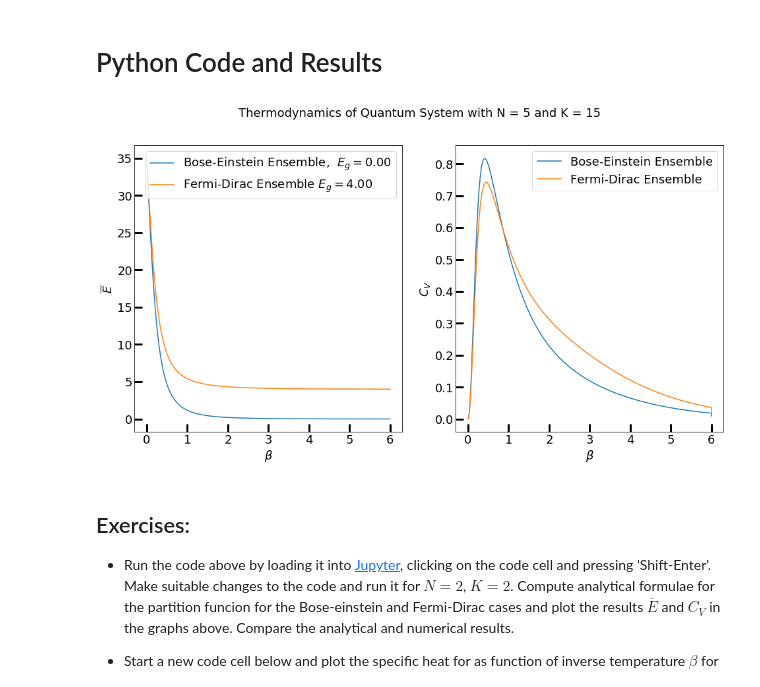
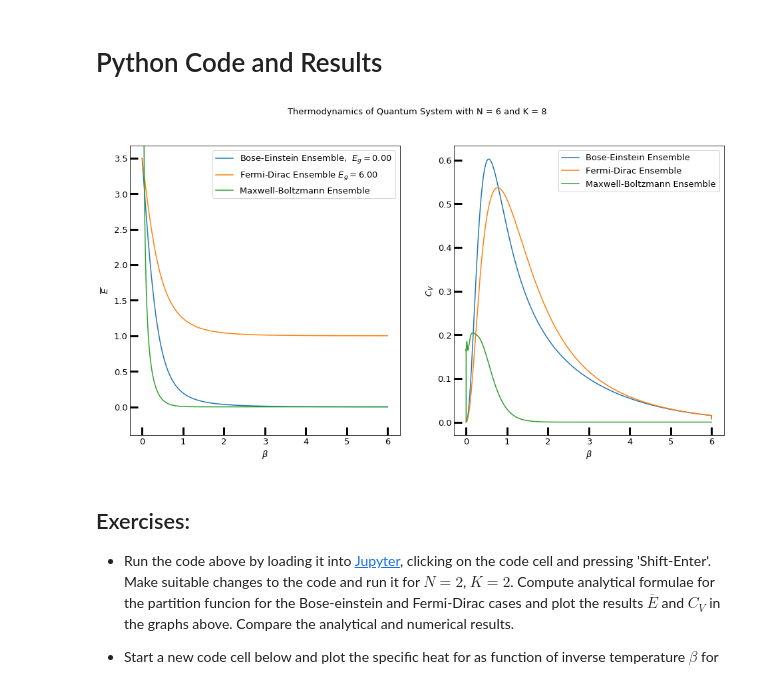
Before and after one commit to hariseldon99/StatMechCodes, a Jupyter notebook: FinSize_Therm.ipynb, the cells around one changed output. Cells and saved outputs as stored; diff of their text form; code cells hidden in the pictures.

Commit message:
added MB distribution plots to finitesize_therm

```diff
--- a/FinSize_Therm.ipynb
+++ b/FinSize_Therm.ipynb
@@ -97,26 +106,25 @@ The sample output below comes from $N=6$ particles in $K=4$ states. Notice that
 # Python Code and Results
 # %%
 import numpy as np
-from scipy.special import perm, comb
+from scipy.special import comb, factorial
 from itertools import combinations_with_replacement as cwr
 import matplotlib.pyplot as plt
 #from matplotlib import rc
 #rc('font',**{'family':'sans-serif','sans-serif':['Bitstream Vera Sans']})
 #rc('text', usetex=True)
-fs = 18
+fs = 13
 
 ##Spin of the fermions
 s = 1./2.
 g = int(2*s + 1)
 ##Number of particles
-n=5
+n=6
 ##Number of single particle energy levels
-k=15
+k=8
 ##Single particle energy levels
 sp_energies = np.arange(k)
 ##Range of inverse temperatures
 betas = np.linspace(1e-4, 6.0, 10000)
-
 
 def partitions(n, b):
     '''
@@ -134,52 +142,76 @@ def PartFn(beta, ensemble, sp_energies):
     Returns the partition function at inv temp beta for an ensemble matrix
     with given single particle energies
     '''
-    many_body_energies = np.dot(ensemble, sp_energies)
-    Z = np.sum(np.exp(-beta * many_body_energies))
+    emat = ensemble["matrix"]
+    d = ensemble["degeneracy"]
+    many_body_energies = np.dot(emat, sp_energies)
+    Z = np.sum(np.exp(-beta * d * many_body_energies))
     return Z
 
 ##This is the full Bose-Einstein ensemble
 ##Each row is a fock state
-ens_be = partitions(n,k)
+ens_bemat = partitions(n,k)
+r, c = ens_bemat.shape
+d = np.ones(r)
+ens_be = {"matrix": ens_bemat, "degeneracy":d}
 
 ##This is the full Fermi-Dirac ensemble
 ##Copy the BE ensemble into the FD ensemble and exclude rows
 ##with more than 'g' particles in a state
-ens_fd = partitions(n,k)
-ens_fd = ens_fd[np.prod(ens_fd<=g, axis=1).astype(bool)]
+ens_fdmat = partitions(n,k)
+ens_fdmat = ens_fdmat[np.prod(ens_fdmat<=g, axis=1).astype(bool)]
+r, c = ens_fdmat.shape
+d = np.ones(r)
+ens_fd = {"matrix": ens_fdmat, "degeneracy":d}
+
+##This is the full Maxwell-Boltzmann ensemble
+##Copy the BE ensemble into the MB ensemble
+ens_mbmat = partitions(n,k)
+#The degeneracy of the Maxwell-Boltzmann ensemble
+# for each state N!/prod(n_i!)
+d = factorial(n)/np.array([np.prod(factorial(row)) for row in ens_mbmat])
+ens_mb = {"matrix": ens_mbmat, "degeneracy":d}
 
 #Compute the many body ground state. This is the monimum of the many body energies
-eg_be = np.amin(np.dot(ens_be, sp_energies))
-eg_fd = np.amin(np.dot(ens_fd, sp_energies))
+eg_be = np.amin(np.dot(ens_be["matrix"], sp_energies))
+eg_fd = np.amin(np.dot(ens_fd["matrix"], sp_energies))
 
 
 zvals_be = np.array([PartFn(b, ens_be, sp_energies) for b in betas])
 energies_be = - np.gradient(np.log(zvals_be), betas)
 cv_be = -betas**2 * np.gradient(energies_be, betas)/n
 
 zvals_fd = np.array([PartFn(b, ens_fd, sp_energies) for b in betas])
 energies_fd = - np.gradient(np.log(zvals_fd), betas)
 cv_fd = -betas**2 * np.gradient(energies_fd, betas)/n
 
+zvals_mb = np.array([PartFn(b, ens_mb, sp_energies) for b in betas])
+energies_mb = - np.gradient(np.log(zvals_mb), betas)
+cv_mb = -betas**2 * np.gradient(energies_mb, betas)/n
+
 fig, axs = plt.subplots(1, 2,figsize=(16, 8))
 fig.suptitle('Thermodynamics of Quantum System with N = %ld and K = %ld' % (n,k), fontsize=fs)
 
 for ax in axs:
     ax.tick_params(direction='in', length=12, width=3, labelsize=fs)
     ax.set_xlabel(r"$\beta$", fontsize=fs)
 
-axs[0].plot(betas, energies_be, label=r"Bose-Einstein Ensemble,  $E_g = %1.2lf$" % eg_be)
-axs[0].plot(betas, energies_fd, label=r"Fermi-Dirac Ensemble $E_g = %1.2lf$" % eg_fd)
+axs[0].plot(betas, energies_be/n, label=r"Bose-Einstein Ensemble,  $E_g = %1.2lf$" % eg_be)
+axs[0].plot(betas, energies_fd/n, label=r"Fermi-Dirac Ensemble $E_g = %1.2lf$" % eg_fd)
+axs[0].plot(betas, energies_mb/n, label=r"Maxwell-Boltzmann Ensemble")
+axs[0].set_ylim(-0.4, np.amax(energies_fd/n)*1.05)
+
 axs[0].set_ylabel(r"$\overline{E}$", fontsize=fs)
 axs[0].legend(fontsize=fs)
 
 axs[1].plot(betas, cv_be, label="Bose-Einstein Ensemble")
 axs[1].plot(betas, cv_fd, label="Fermi-Dirac Ensemble")
+axs[1].plot(betas, cv_mb, label=r"Maxwell-Boltzmann Ensemble")
 axs[1].set_ylabel(r"$C_V$", fontsize=fs)
 axs[1].legend(fontsize=fs)
 plt.show()
 # %% [output]
-[figure, old version]
+[figure, new version]
 # %% [markdown]
 ## Exercises:
 * Run the code above by loading it into [Jupyter](https://jupyter.org/), clicking on the code cell and pressing 'Shift-Enter'. Make suitable changes to the code and run it for $N=2$, $K=2$. Compute analytical formulae for the partition funcion for the Bose-einstein and Fermi-Dirac cases and plot the results $\overline{E}$ and $C_V$ in the graphs above. Compare the analytical and numerical results.
```
Also changed, not shown: parts of 1 cell of this notebook.
